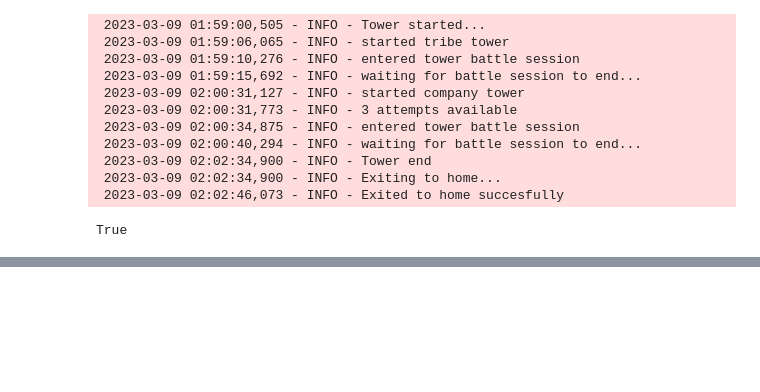
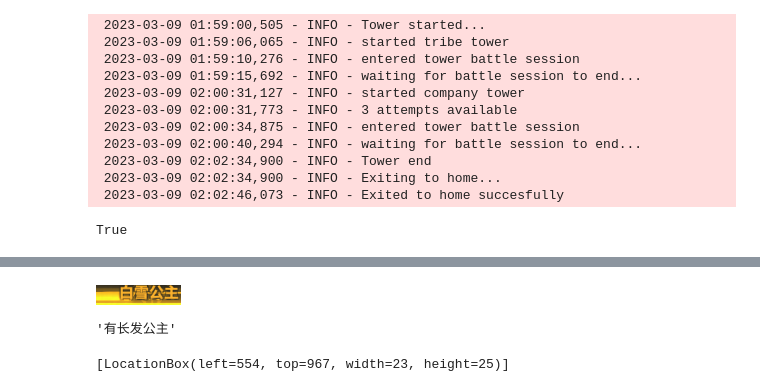
Before and after one commit to KIvoy/nikke-assistant, a Jupyter notebook: Nikke.ipynb, the cells around one changed output, grey strips where cells are left out. Cells and saved outputs as stored; diff of their text form; code cells hidden in the pictures; blank space fills up the shorter version.

Commit message:
fixed sometimes conversations would not recognize choices

```diff
--- a/Nikke.ipynb
+++ b/Nikke.ipynb
@@ -2900,0 +2924,3 @@ company_tower_loc_list
+# %%
+loc = gio.locate_image(agent.image_map['home_ark_arena_special_unit_type_three'],
+                                          region=agent.location_map['home'].to_bounding(), confidence=0.85, multi=True)
@@ -2900,0 +2949,9 @@ company_tower_loc_list
+# %%
+im = gio.get_location_image(loc[0].translate(25, 115).resize(85, 20))
+im
+# %% [output]
+[figure, added]
+# %%
+gio.read_text_line(im)
+# %% [output]
+'有长发公主'
@@ -2900,0 +2961,4 @@ company_tower_loc_list
+# %%
+choice_location
+# %% [output]
+[LocationBox(left=554, top=967, width=23, height=25)]
```
Also changed, not shown: parts of 13 cells of this notebook, 1 other file.
